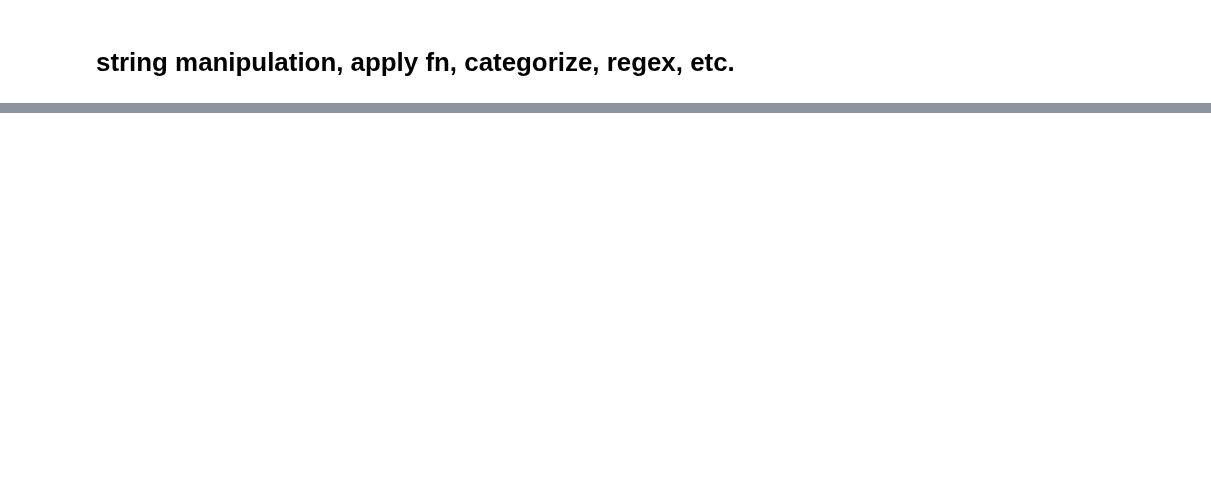
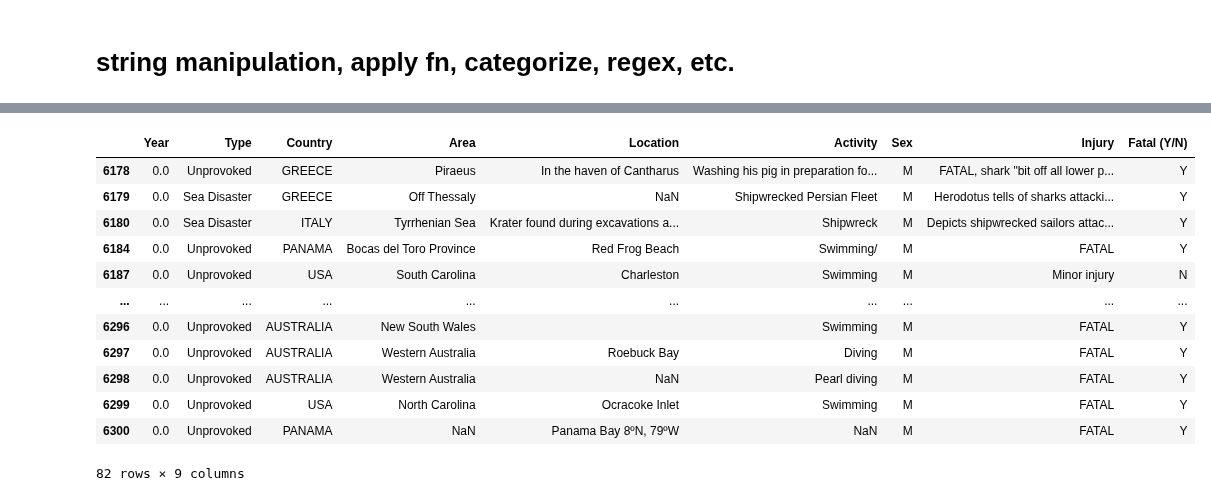
Before and after one commit to mariamoyano/data-cleaning-pandas, a Jupyter notebook: cleaning.ipynb, the cells around one changed output, grey strips where cells are left out. Cells and saved outputs as stored; diff of their text form; code cells hidden in the pictures; blank space fills up the shorter version.

```diff
--- a/cleaning.ipynb
+++ b/cleaning.ipynb
@@ -107,0 +123,5 @@ print(df.shape)
+# %%
+#Elimino las filas en las que Country es NaN
+df_clean = df_clean.dropna(axis=0, subset=['Country'])
+# %%
+df_clean = df_clean[df_clean['Country'].isin(df['Country'].value_counts()[df['Country'].value_counts() >14].index)]
@@ -107,0 +152,3 @@ print(df.shape)
+# %%
+#Elimino las filas en las que 'Fatal (Y/N)' es NaN
+df_clean = df_clean.dropna(axis=0, subset=['Fatal (Y/N)'])
@@ -107,0 +210,16 @@ print(df.shape)
+# %%
+df_clean[df_clean["Year"] == 0.0]
+# %% [output]
+|  | Year | Type | Country | Area | Location | Activity | Sex | Injury | Fatal (Y/N) |
+| 6178 | 0.0 | Unprovoked | GREECE | Piraeus | In the haven of Cantharus | Washing his pig in preparation fo... | M | FATAL, shark "bit off all lower p... | Y |
+| 6179 | 0.0 | Sea Disaster | GREECE | Off Thessaly | NaN | Shipwrecked Persian Fleet | M | Herodotus tells of sharks attacki... | Y |
+| 6180 | 0.0 | Sea Disaster | ITALY | Tyrrhenian Sea | Krater found during excavations a... | Shipwreck | M | Depicts shipwrecked sailors attac... | Y |
+| 6184 | 0.0 | Unprovoked | PANAMA | Bocas del Toro Province | Red Frog Beach | Swimming/ | M | FATAL | Y |
+| 6187 | 0.0 | Unprovoked | USA | South Carolina | Charleston | Swimming | M | Minor injury | N |
+| ... | ... | ... | ... | ... | ... | ... | ... | ... | ... |
+| 6296 | 0.0 | Unprovoked | AUSTRALIA | New South Wales |  | Swimming | M | FATAL | Y |
+| 6297 | 0.0 | Unprovoked | AUSTRALIA | Western Australia | Roebuck Bay | Diving | M | FATAL | Y |
+| 6298 | 0.0 | Unprovoked | AUSTRALIA | Western Australia | NaN | Pearl diving | M | FATAL | Y |
+| 6299 | 0.0 | Unprovoked | USA | North Carolina | Ocracoke Inlet | Swimming | M | FATAL | Y |
+| 6300 | 0.0 | Unprovoked | PANAMA | NaN | Panama Bay 8ºN, 79ºW | NaN | M | FATAL | Y |
+82 rows × 9 columns
```
Also changed, not shown: parts of 32 cells of this notebook.
